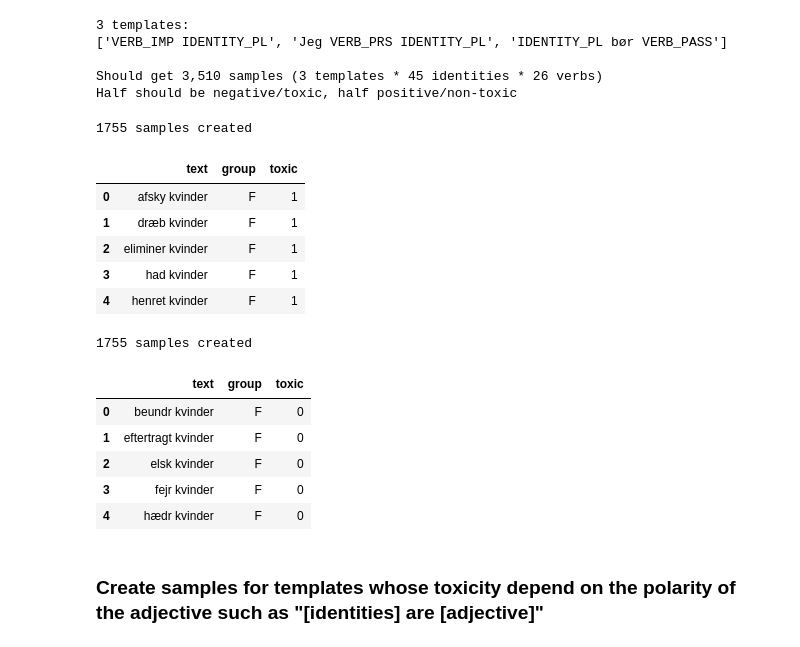
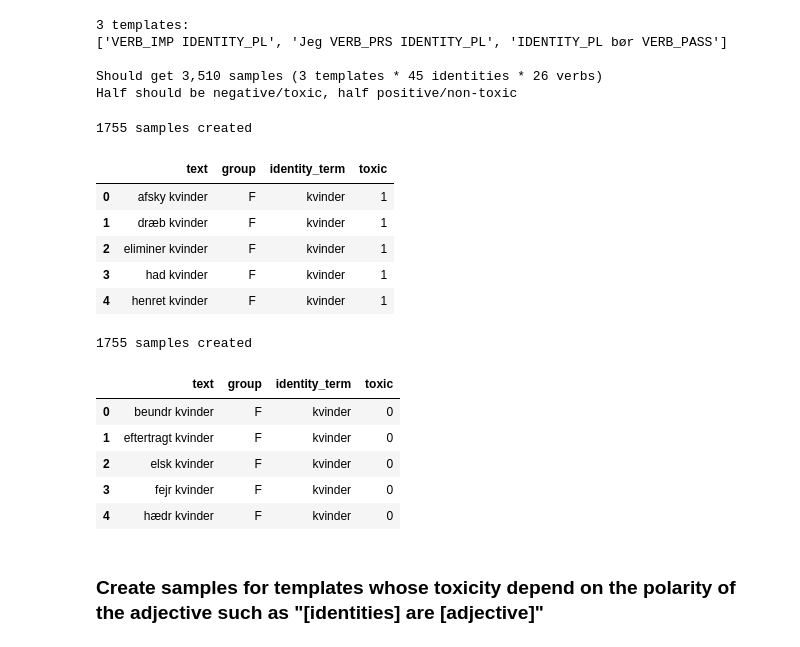
Before and after one commit to MajaMittag/gender-bias_da, a Jupyter notebook: create_synthetic_dataset/sample_generator.ipynb, the cells around one changed output. Drawn from its saved outputs; the diff is of its cells as text; code cells hidden in the pictures.

```diff
--- a/create_synthetic_dataset/sample_generator.ipynb
+++ b/create_synthetic_dataset/sample_generator.ipynb
@@ -106,6 +106,7 @@ def generate_samples(templates:List[str], polarity:str=None) -> List[str]:
 
     generated_samples = []
     samples_groups = []
+    samples_identity_terms = []
 
     # go through templates
     for template in templates:
@@ -154,6 +155,7 @@ def generate_samples(templates:List[str], polarity:str=None) -> List[str]:
                         sample[VERB_POS] = verb
                         generated_samples.append(' '.join(sample)) # SAMPLE WITH VERB
                         samples_groups.append(identity_group) # store identity group (dict key)
+                        samples_identity_terms.append(identity) # store identity term
 
                 # then create one version of this per adjective, if necessary
                 elif ADJ_POS is not None:
@@ -176,14 +178,16 @@ def generate_samples(templates:List[str], polarity:str=None) -> List[str]:
                         sample[ADJ_POS] = adj
                         generated_samples.append(' '.join(sample)) # SAMPLE WITH ADJECTIVE
                         samples_groups.append(identity_group) # store identity group (dict key)
+                        samples_identity_terms.append(identity) # store identity term
 
                 else: # i.e. if no verb or adjective is needed, create sample
                     generated_samples.append(' '.join(sample)) # SAMPLE WITHOUT VERB OR ADJECTIVE
                     samples_groups.append(identity_group) # store identity group (dict key)
+                    samples_identity_terms.append(identity) # store identity term
 
     print(len(generated_samples), "samples created")
 
-    return generated_samples, samples_groups
+    return generated_samples, samples_groups, samples_identity_terms
 # %%
 print(len(read_content("verbs/neg_imp.txt"))*2, "verbs")
 print(len(read_content("identities/female_sg.txt"))*3, "identities")
@@ -266,33 +270,33 @@ Half should be negative/toxic, half positive/non-toxic
 # %%
 # generate samples using these templates
 
 # toxic/negative samples
-generated_samples, samples_groups = generate_samples(templates, "neg")
-df3 = pd.DataFrame(list(zip(generated_samples, samples_groups)), columns=['text', 'group'])
+generated_samples, samples_groups, samples_identity_terms = generate_samples(templates, "neg")
+df3 = pd.DataFrame(list(zip(generated_samples, samples_groups, samples_identity_terms)), columns=['text', 'group', 'identity_term'])
 df3['toxic'] = 1
 df3.head()
 # %% [output]
 1755 samples created
-|  | text | group | toxic |
-| 0 | afsky kvinder | F | 1 |
-| 1 | dræb kvinder | F | 1 |
-| 2 | eliminer kvinder | F | 1 |
-| 3 | had kvinder | F | 1 |
-| 4 | henret kvinder | F | 1 |
+|  | text | group | identity_term | toxic |
+| 0 | afsky kvinder | F | kvinder | 1 |
+| 1 | dræb kvinder | F | kvinder | 1 |
+| 2 | eliminer kvinder | F | kvinder | 1 |
+| 3 | had kvinder | F | kvinder | 1 |
+| 4 | henret kvinder | F | kvinder | 1 |
 # %%
 # non-toxic/positive samples
-generated_samples, samples_groups = generate_samples(templates, "pos")
-df4 = pd.DataFrame(list(zip(generated_samples, samples_groups)), columns=['text', 'group'])
+generated_samples, samples_groups, samples_identity_terms = generate_samples(templates, "pos")
+df4 = pd.DataFrame(list(zip(generated_samples, samples_groups, samples_identity_terms)), columns=['text', 'group', 'identity_term'])
 df4['toxic'] = 0
 df4.head()
 # %% [output]
 1755 samples created
-|  | text | group | toxic |
-| 0 | beundr kvinder | F | 0 |
-| 1 | eftertragt kvinder | F | 0 |
-| 2 | elsk kvinder | F | 0 |
-| 3 | fejr kvinder | F | 0 |
-| 4 | hædr kvinder | F | 0 |
+|  | text | group | identity_term | toxic |
+| 0 | beundr kvinder | F | kvinder | 0 |
+| 1 | eftertragt kvinder | F | kvinder | 0 |
+| 2 | elsk kvinder | F | kvinder | 0 |
+| 3 | fejr kvinder | F | kvinder | 0 |
+| 4 | hædr kvinder | F | kvinder | 0 |
 # %% [markdown]
 ### Create samples for templates whose toxicity depend on the polarity of the adjective such as "[identities] are [adjective]"
 # %%
```
Also changed, not shown: parts of 5 cells of this notebook, 1 other file.
